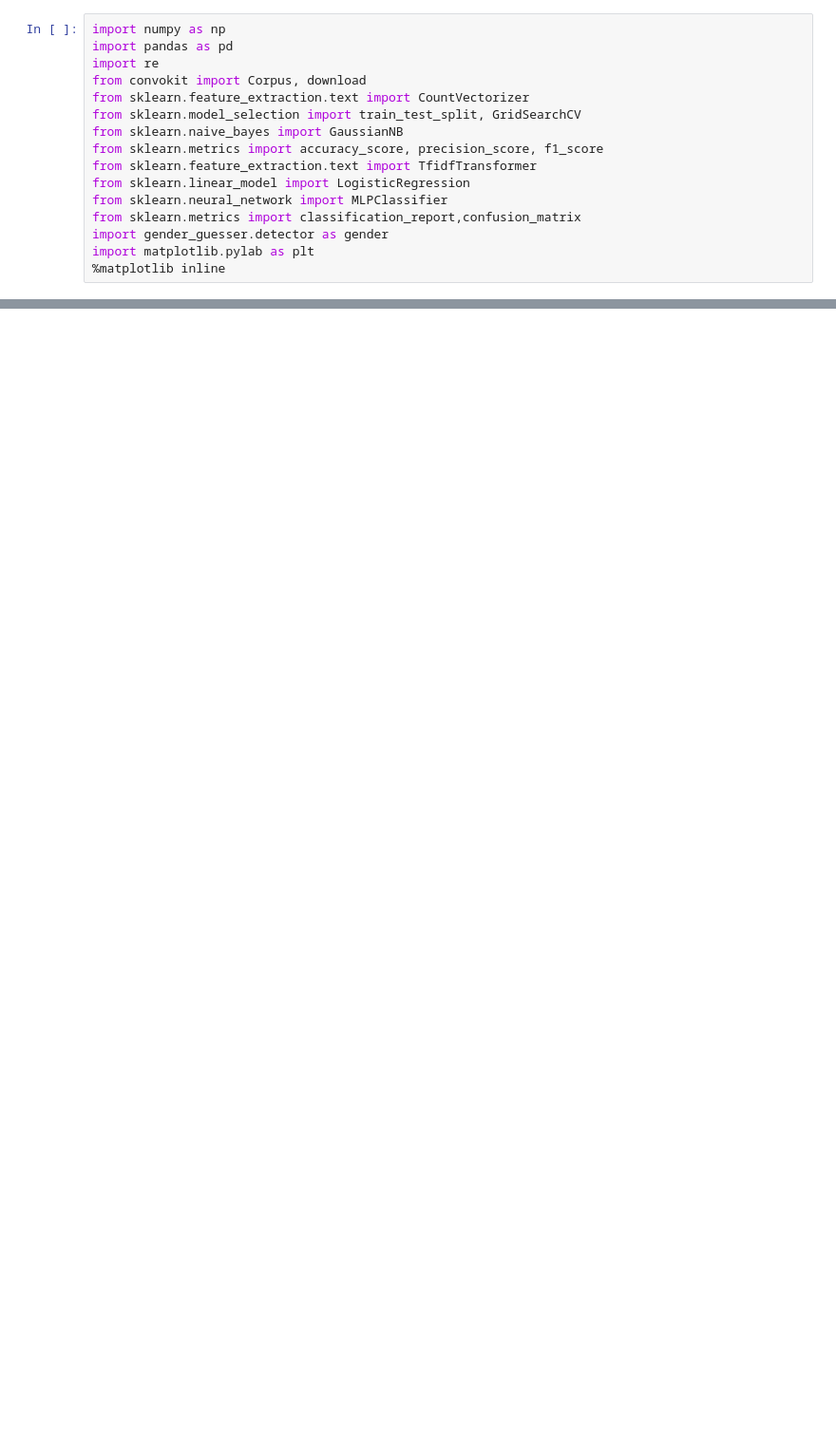
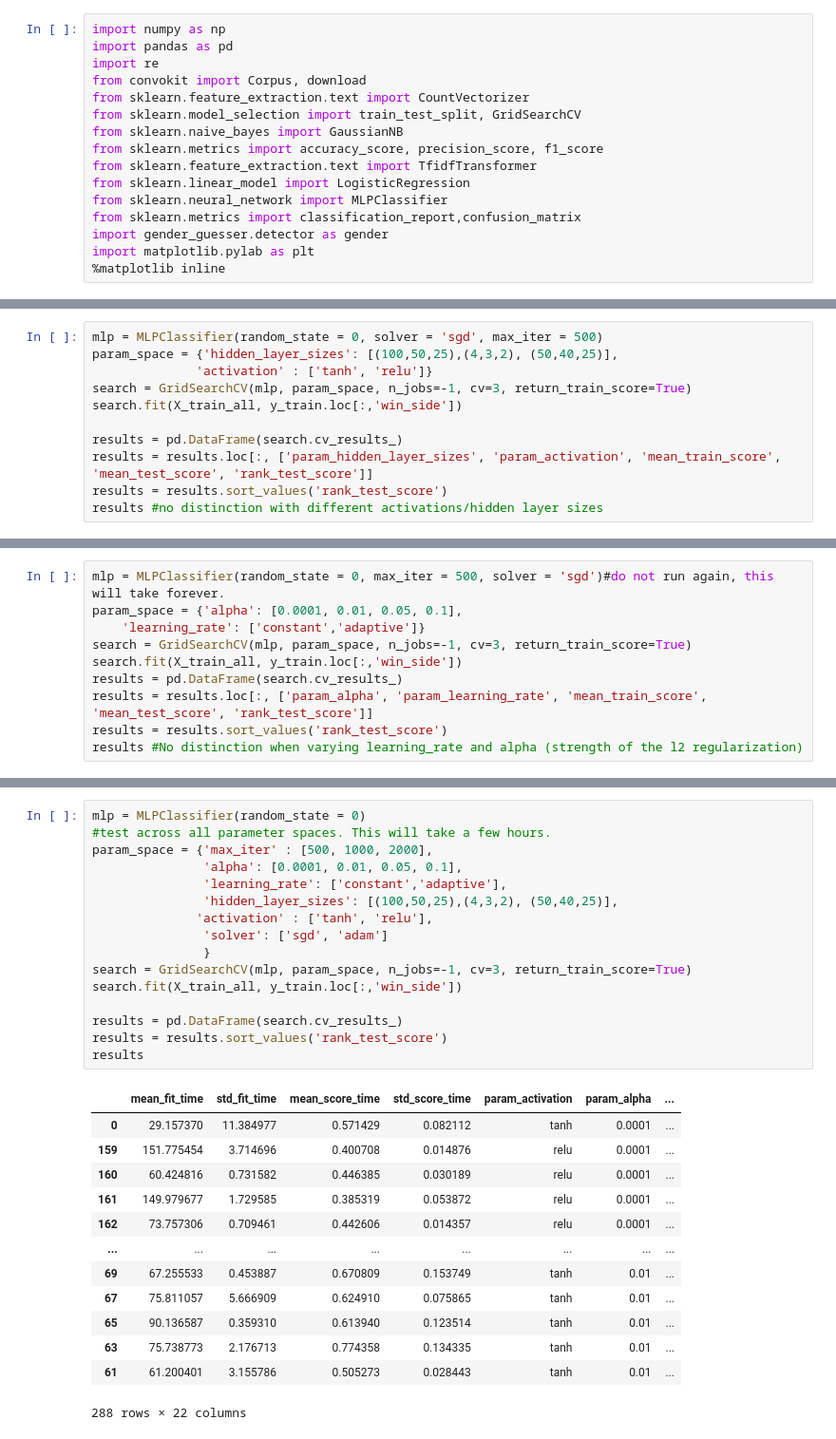
Before and after one commit to baueramari/team-supreme, a Jupyter notebook: MLP_Tuning_AB.ipynb, the cells around one changed output, grey strips where cells are left out. Shown at 95% size. Drawn from its saved outputs; the diff is of its cells as text; blank space fills up the shorter version.

```diff
--- a/MLP_Tuning_AB.ipynb
+++ b/MLP_Tuning_AB.ipynb
@@ -101,0 +76,11 @@ print(accuracy)
+# %%
+mlp = MLPClassifier(random_state = 0, solver = 'sgd', max_iter = 500)
+param_space = {'hidden_layer_sizes': [(100,50,25),(4,3,2), (50,40,25)],
+              'activation' : ['tanh', 'relu']}
+search = GridSearchCV(mlp, param_space, n_jobs=-1, cv=3, return_train_score=True)
+search.fit(X_train_all, y_train.loc[:,'win_side'])
+
+results = pd.DataFrame(search.cv_results_)
+results = results.loc[:, ['param_hidden_layer_sizes', 'param_activation', 'mean_train_score', 'mean_test_score', 'rank_test_score']]
+results = results.sort_values('rank_test_score')
+results #no distinction with different activations/hidden layer sizes
@@ -101,0 +95,10 @@ print(accuracy)
+# %%
+mlp = MLPClassifier(random_state = 0, max_iter = 500, solver = 'sgd')#do not run again, this will take forever.
+param_space = {'alpha': [0.0001, 0.01, 0.05, 0.1],
+    'learning_rate': ['constant','adaptive']}
+search = GridSearchCV(mlp, param_space, n_jobs=-1, cv=3, return_train_score=True)
+search.fit(X_train_all, y_train.loc[:,'win_side'])
+results = pd.DataFrame(search.cv_results_)
+results = results.loc[:, ['param_alpha', 'param_learning_rate', 'mean_train_score', 'mean_test_score', 'rank_test_score']]
+results = results.sort_values('rank_test_score')
+results #No distinction when varying learning_rate and alpha (strength of the l2 regularization)
@@ -101,0 +113,30 @@ print(accuracy)
+# %%
+mlp = MLPClassifier(random_state = 0)
+#test across all parameter spaces. This will take a few hours.
+param_space = {'max_iter' : [500, 1000, 2000],
+               'alpha': [0.0001, 0.01, 0.05, 0.1],
+               'learning_rate': ['constant','adaptive'],
+               'hidden_layer_sizes': [(100,50,25),(4,3,2), (50,40,25)],
+              'activation' : ['tanh', 'relu'],
+               'solver': ['sgd', 'adam']
+               }
+search = GridSearchCV(mlp, param_space, n_jobs=-1, cv=3, return_train_score=True)
+search.fit(X_train_all, y_train.loc[:,'win_side'])
+
+results = pd.DataFrame(search.cv_results_)
+results = results.sort_values('rank_test_score')
+results
+# %% [output]
+|  | mean_fit_time | std_fit_time | mean_score_time | std_score_time | param_activation | param_alpha | ... |
+| 0 | 29.157370 | 11.384977 | 0.571429 | 0.082112 | tanh | 0.0001 | ... |
+| 159 | 151.775454 | 3.714696 | 0.400708 | 0.014876 | relu | 0.0001 | ... |
+| 160 | 60.424816 | 0.731582 | 0.446385 | 0.030189 | relu | 0.0001 | ... |
+| 161 | 149.979677 | 1.729585 | 0.385319 | 0.053872 | relu | 0.0001 | ... |
+| 162 | 73.757306 | 0.709461 | 0.442606 | 0.014357 | relu | 0.0001 | ... |
+| ... | ... | ... | ... | ... | ... | ... | ... |
+| 69 | 67.255533 | 0.453887 | 0.670809 | 0.153749 | tanh | 0.01 | ... |
+| 67 | 75.811057 | 5.666909 | 0.624910 | 0.075865 | tanh | 0.01 | ... |
+| 65 | 90.136587 | 0.359310 | 0.613940 | 0.123514 | tanh | 0.01 | ... |
+| 63 | 75.738773 | 2.176713 | 0.774358 | 0.134335 | tanh | 0.01 | ... |
+| 61 | 61.200401 | 3.155786 | 0.505273 | 0.028443 | tanh | 0.01 | ... |
+288 rows × 22 columns
```
Also changed, not shown: parts of 20 cells of this notebook, 2 other files.
